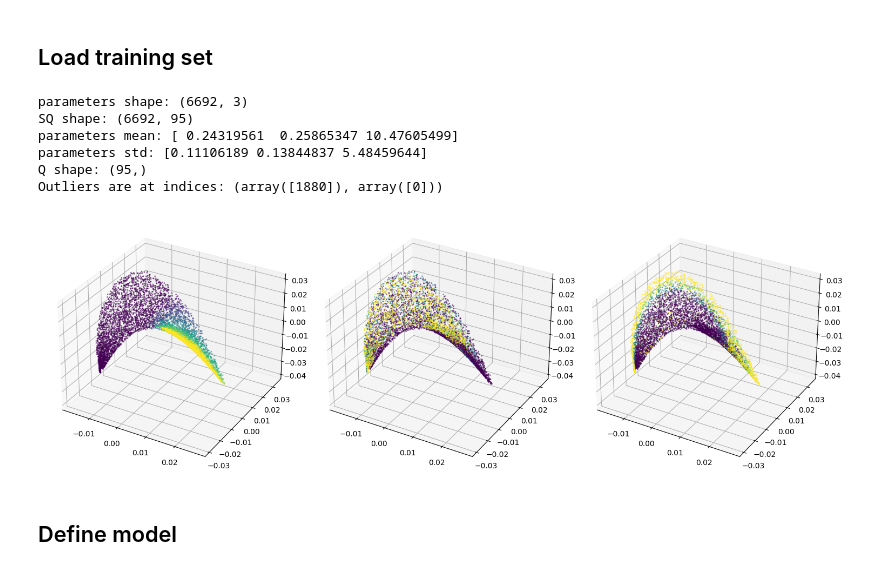
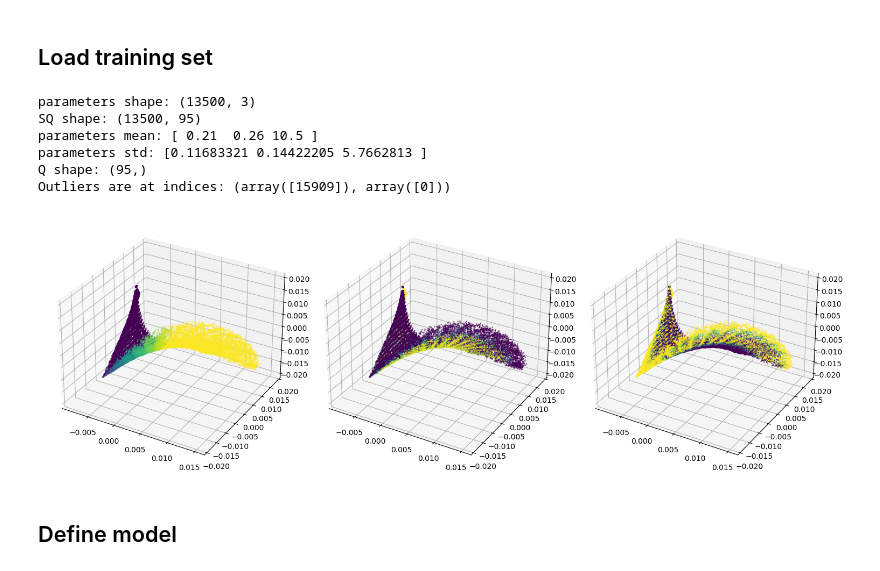
Before and after one commit to ch-tung/SQ_KAN, a Jupyter notebook: test_KAN_SQ.ipynb, the cells around one changed output. Saved outputs shown, nothing was run; the diff lists cells and outputs as text; code cells hidden in the pictures.

Commit message:
train KAN

```diff
--- a/test_KAN_SQ.ipynb
+++ b/test_KAN_SQ.ipynb
@@ -17,8 +17,10 @@ from kan import *
 # %%
 data_rand = loadmat("./training_sets/fg/SQ_rand_fg.mat")
 data_grid = loadmat("./training_sets/fg/SQ_grid_fg.mat")
-parameters_list = data_rand["parameters_list"]
-SQ_list = data_rand["SQ_list"][:,5:]
+parameters_list = data_grid["parameters_list"]
+SQ_list = data_grid["SQ_list"][:,5:]
+parameters_list_rand = data_rand["parameters_list"]
+SQ_list_rand = data_rand["SQ_list"][:,5:]
 
 # SQ_list = np.loadtxt('./training_sets/input_grid_all_GPR80.csv',  delimiter=',')[:,:-1]
 # parameters_list = np.loadtxt('./training_sets/target_grid_all.csv',  delimiter=',')[:,:-1]
@@ -27,6 +29,10 @@ SQ_list = data_rand["SQ_list"][:,5:]
 index_parameters = (parameters_list[:,2]<=20)*(parameters_list[:,0]<=0.405)
 parameters_list = parameters_list[index_parameters,:]
 SQ_list = SQ_list[index_parameters,:]
+
+# index_parameters_rand = (parameters_list_rand[:,2]<=20)*(parameters_list_rand[:,0]<=0.405)
+# parameters_list_rand = parameters_list_rand[index_parameters_rand,:]
+# SQ_list_rand = SQ_list_rand[index_parameters_rand,:]
 
 print(f"parameters shape: {parameters_list.shape}")
 print(f"SQ shape: {SQ_list.shape}")
@@ -48,6 +54,13 @@ print(f"parameters std: {parameters_std}")
 # y_train = f_inp(SQ_list)
 y_train = SQ_list
 x_train = np.array([(parameters_list[:,i]-np.mean(parameters_list[:,i]))/np.std(parameters_list[:,i]) for i in range(3)]).T
+
+y_train_ext = SQ_list_rand
+x_train_ext = np.array([(parameters_list_rand[:,i]-np.mean(parameters_list[:,i]))/np.std(parameters_list[:,i]) for i in range(3)]).T
+
+# extend training set
+y_train = np.vstack((y_train,y_train_ext))
+x_train = np.vstack((x_train,x_train_ext))
 
 def f_params_z(parameters):
     return np.array([(parameters[i]-parameters_mean[i])/parameters_std[i] for i in range(3)])
@@ -72,39 +85,39 @@ outliers = np.where(z_scores > 3)  # change 3 to a different value if you want t
 
 # Print the indices of the outliers
 print("Outliers are at indices:", outliers)
 
 # Remove outliers
 y_train = np.delete(y_train, outliers, axis=0)
 x_train = np.delete(x_train, outliers, axis=0)
 
 # Perform SVD
 y_train_centered = y_train - np.mean(y_train, axis=0)
 U, S, Vt = np.linalg.svd(y_train_centered, full_matrices=False)
 
 # Get the first 3 principal components
 PC = U[:, :3]
 
 # Create a 3D plot
 fig = plt.figure(figsize=(15, 5))
 colormap = plt.cm.get_cmap('viridis')  # or any other colormap you like
 
 for i in range(3):
     # Create a colormap based on x_train
     colors = colormap(x_train[:,i])
 
     ax = fig.add_subplot(1,3,i+1, projection='3d')
     ax.scatter(PC[:, 0], PC[:, 1], PC[:, 2], c=colors, s=1, alpha=0.5)
 
 plt.tight_layout()
 plt.show()
 # %% [output]
-parameters shape: (6692, 3)
-SQ shape: (6692, 95)
-parameters mean: [ 0.24319561  0.25865347 10.47605499]
-parameters std: [0.11106189 0.13844837 5.48459644]
+parameters shape: (13500, 3)
+SQ shape: (13500, 95)
+parameters mean: [ 0.21  0.26 10.5 ]
+parameters std: [0.11683321 0.14422205 5.7662813 ]
 Q shape: (95,)
-Outliers are at indices: (array([1880]), array([0]))
+Outliers are at indices: (array([15909]), array([0]))
-[figure, old version]
+[figure, new version]
 # %% [markdown]
 ## Define model
 # %%
```
Also changed, not shown: parts of 9 cells of this notebook.
